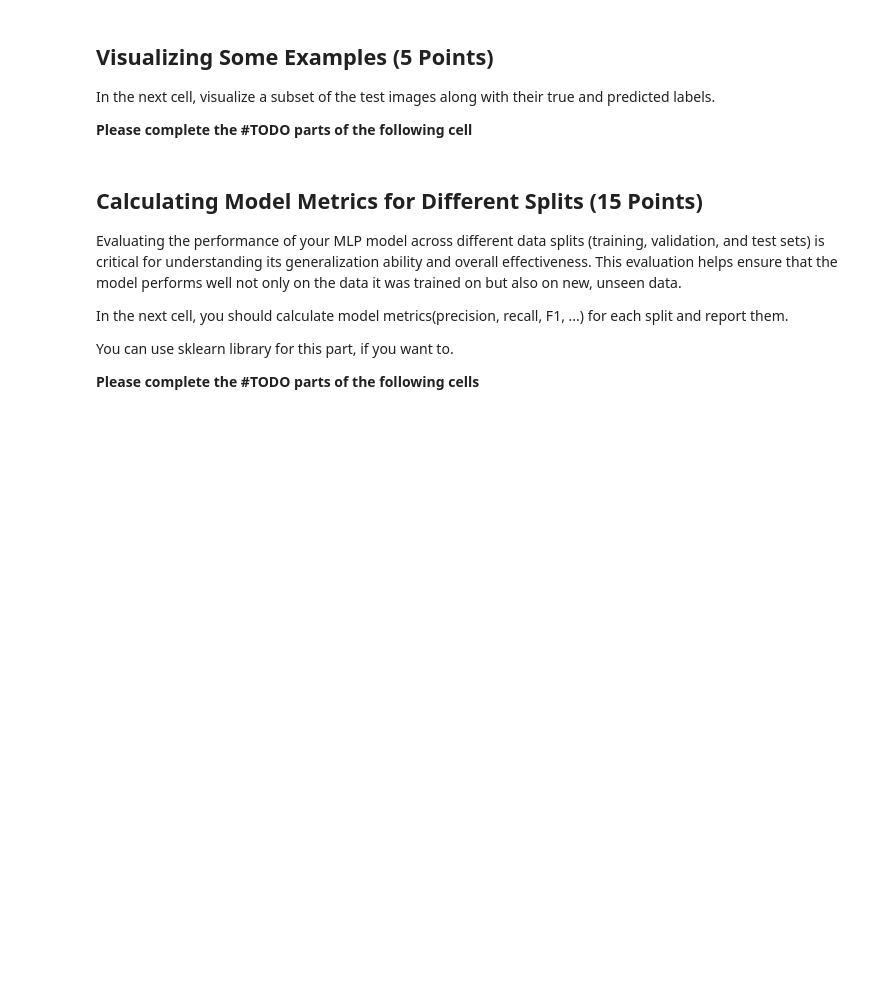
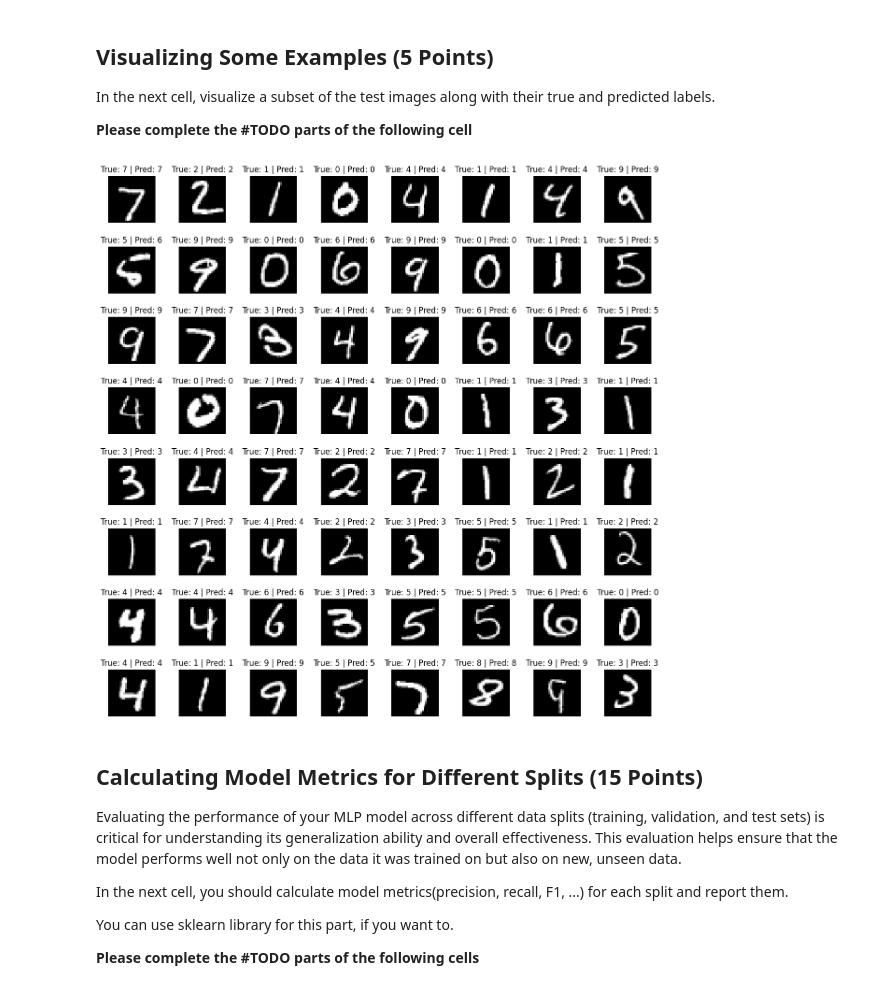
Before and after one commit to MahdiS3171/Introduction_to_ML_Fall_2024, a Jupyter notebook: IML-CHW3/Q2_MLP.ipynb, the cells around one changed output. Drawn from its saved outputs; the diff is of its cells as text; code cells hidden in the pictures; blank space fills up the shorter version.

```diff
--- a/IML-CHW3/Q2_MLP.ipynb
+++ b/IML-CHW3/Q2_MLP.ipynb
@@ -1036,26 +937,27 @@ plt.show()
 In the next cell, visualize a subset of the test images along with their true and predicted labels.
 
 **Please complete the #TODO parts of the following cell**
-# %%
-# Visualize test images
-# TODO
-indices = np.random.choice(len(X_test), 5, replace=False)
-selected_images = X_test[indices]
-true_labels = Y_test[indices]
-
-# Predict labels using the trained model
-predictions = np.argmax(mlp.forward(selected_images), axis=1)
-
-# Plot the images along with their true and predicted labels
-plt.figure(figsize=(12, 6))
-for i, idx in enumerate(indices):
-    plt.subplot(1, 5, i + 1)
-    plt.imshow(selected_images[i].reshape(28, 28), cmap="gray")
-    plt.axis("off")
-    plt.title(f"True: {true_labels[i]}\nPred: {predictions[i]}", fontsize=10)
-
-plt.tight_layout()
-plt.show()
+# %%
+# Visualize test images
+# TODO
+n_samples = 64
+sample_images = X_test[:n_samples]
+sample_labels = Y_test[:n_samples]
+sample_preds = np.argmax(mlp.forward(sample_images), axis=1)
+
+fig, axes = plt.subplots(8, 8, figsize=(15, 15))
+fig.subplots_adjust(hspace=0.5, wspace=0.5)
+
+for i, ax in enumerate(axes.flat):
+    ax.imshow(sample_images[i].reshape(28, 28), cmap='gray')
+    true_label = sample_labels[i]
+    pred_label = sample_preds[i]
+    ax.set_title(f"True: {true_label} | Pred: {pred_label}")
+    ax.axis('off')
+
+plt.show()
+# %% [output]
+[figure, added]
 # %% [markdown]
 ## Calculating Model Metrics for Different Splits (15 Points)
 
```
Also changed, not shown: parts of 16 cells of this notebook.
